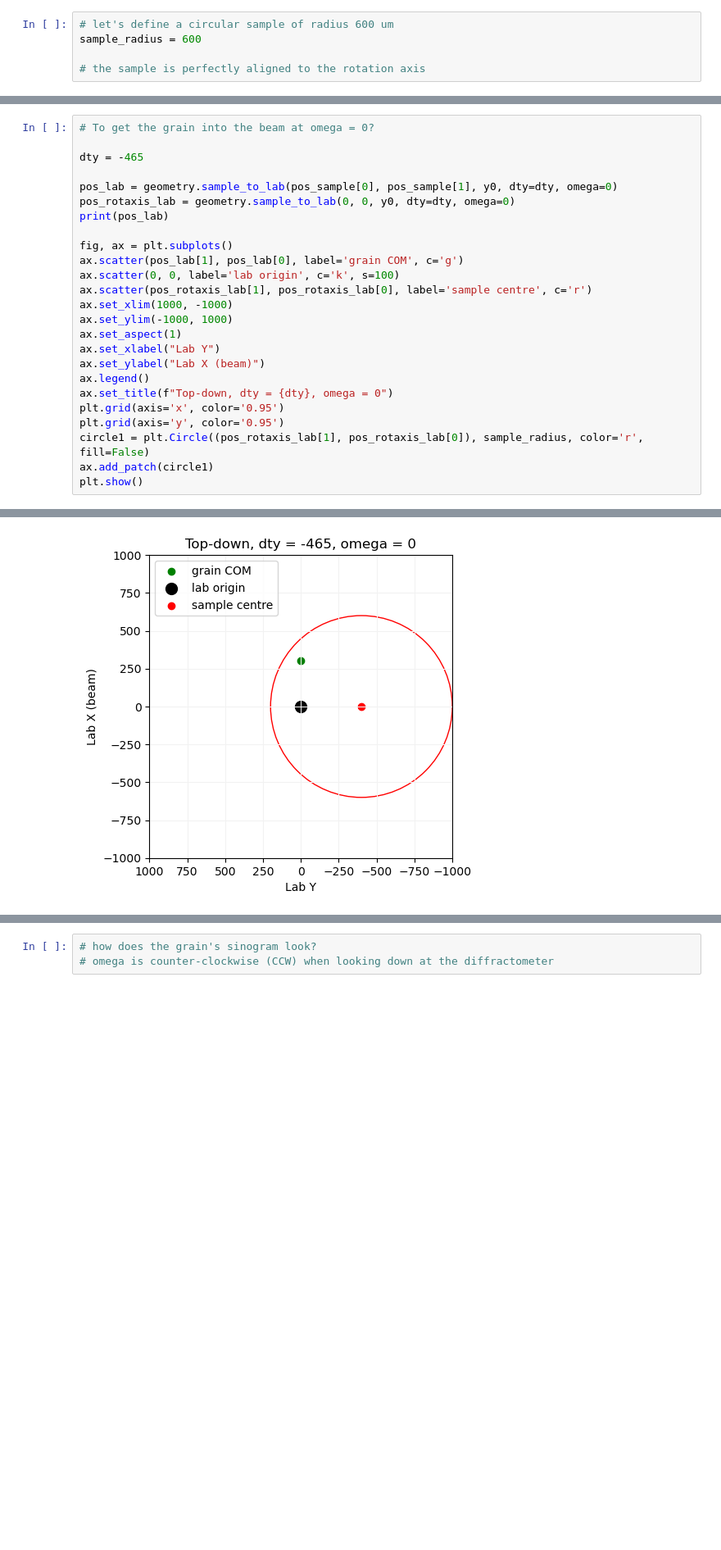
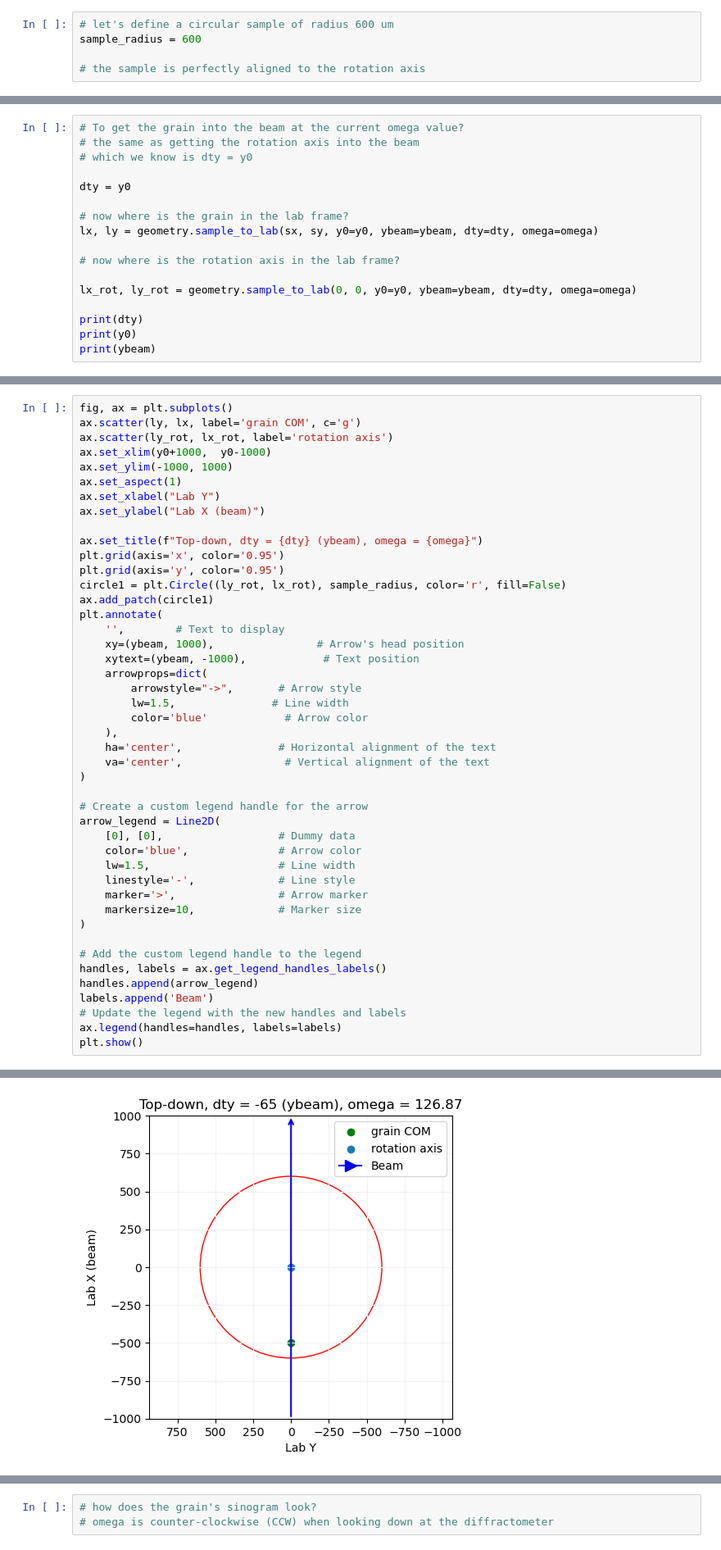
Before and after one commit to FABLE-3DXRD/ImageD11, a Jupyter notebook: sandbox/scanning_geometry.ipynb, the cells around one changed output, grey strips where cells are left out. Shown at 82% size. Saved outputs shown, nothing was run; the diff lists cells and outputs as text; blank space fills up the shorter version.

```diff
--- a/sandbox/scanning_geometry.ipynb
+++ b/sandbox/scanning_geometry.ipynb
@@ -131,0 +264,17 @@ plt.show()
+# %%
+# To get the grain into the beam at the current omega value?
+# the same as getting the rotation axis into the beam
+# which we know is dty = y0
+
+dty = y0
+
+# now where is the grain in the lab frame?
+lx, ly = geometry.sample_to_lab(sx, sy, y0=y0, ybeam=ybeam, dty=dty, omega=omega)
+
+# now where is the rotation axis in the lab frame?
+
+lx_rot, ly_rot = geometry.sample_to_lab(0, 0, y0=y0, ybeam=ybeam, dty=dty, omega=omega)
+
+print(dty)
+print(y0)
+print(ybeam)
@@ -132,26 +285,46 @@ plt.show()
 # %%
-# To get the grain into the beam at omega = 0?
-
-dty = -465
-
-pos_lab = geometry.sample_to_lab(pos_sample[0], pos_sample[1], y0, dty=dty, omega=0)
-pos_rotaxis_lab = geometry.sample_to_lab(0, 0, y0, dty=dty, omega=0)
-print(pos_lab)
-
 fig, ax = plt.subplots()
-ax.scatter(pos_lab[1], pos_lab[0], label='grain COM', c='g')
-ax.scatter(0, 0, label='lab origin', c='k', s=100)
-ax.scatter(pos_rotaxis_lab[1], pos_rotaxis_lab[0], label='sample centre', c='r')
-ax.set_xlim(1000, -1000)
+ax.scatter(ly, lx, label='grain COM', c='g')
+ax.scatter(ly_rot, lx_rot, label='rotation axis')
+ax.set_xlim(y0+1000,  y0-1000)
 ax.set_ylim(-1000, 1000)
 ax.set_aspect(1)
 ax.set_xlabel("Lab Y")
 ax.set_ylabel("Lab X (beam)")
-ax.legend()
-ax.set_title(f"Top-down, dty = {dty}, omega = 0")
+
+ax.set_title(f"Top-down, dty = {dty} (ybeam), omega = {omega}")
 plt.grid(axis='x', color='0.95')
 plt.grid(axis='y', color='0.95')
-circle1 = plt.Circle((pos_rotaxis_lab[1], pos_rotaxis_lab[0]), sample_radius, color='r', fill=False)
+circle1 = plt.Circle((ly_rot, lx_rot), sample_radius, color='r', fill=False)
 ax.add_patch(circle1)
+plt.annotate(
+    '',        # Text to display
+    xy=(ybeam, 1000),                # Arrow's head position
+    xytext=(ybeam, -1000),            # Text position
+    arrowprops=dict(
+        arrowstyle="->",       # Arrow style
+        lw=1.5,               # Line width
+        color='blue'            # Arrow color
+    ),
+    ha='center',               # Horizontal alignment of the text
+    va='center',                # Vertical alignment of the text
+)
+
+# Create a custom legend handle for the arrow
+arrow_legend = Line2D(
+    [0], [0],                  # Dummy data
+    color='blue',              # Arrow color
+    lw=1.5,                    # Line width
+    linestyle='-',             # Line style
+    marker='>',                # Arrow marker
+    markersize=10,             # Marker size
+)
+
+# Add the custom legend handle to the legend
+handles, labels = ax.get_legend_handles_labels()
+handles.append(arrow_legend)
+labels.append('Beam')
+# Update the legend with the new handles and labels
+ax.legend(handles=handles, labels=labels)
 plt.show()
 # %% [output]
@@ -159 +331 @@ plt.show()
-[figure, old version]
+[figure, new version]
```
Also changed, not shown: parts of 41 cells of this notebook, 2 other files.
